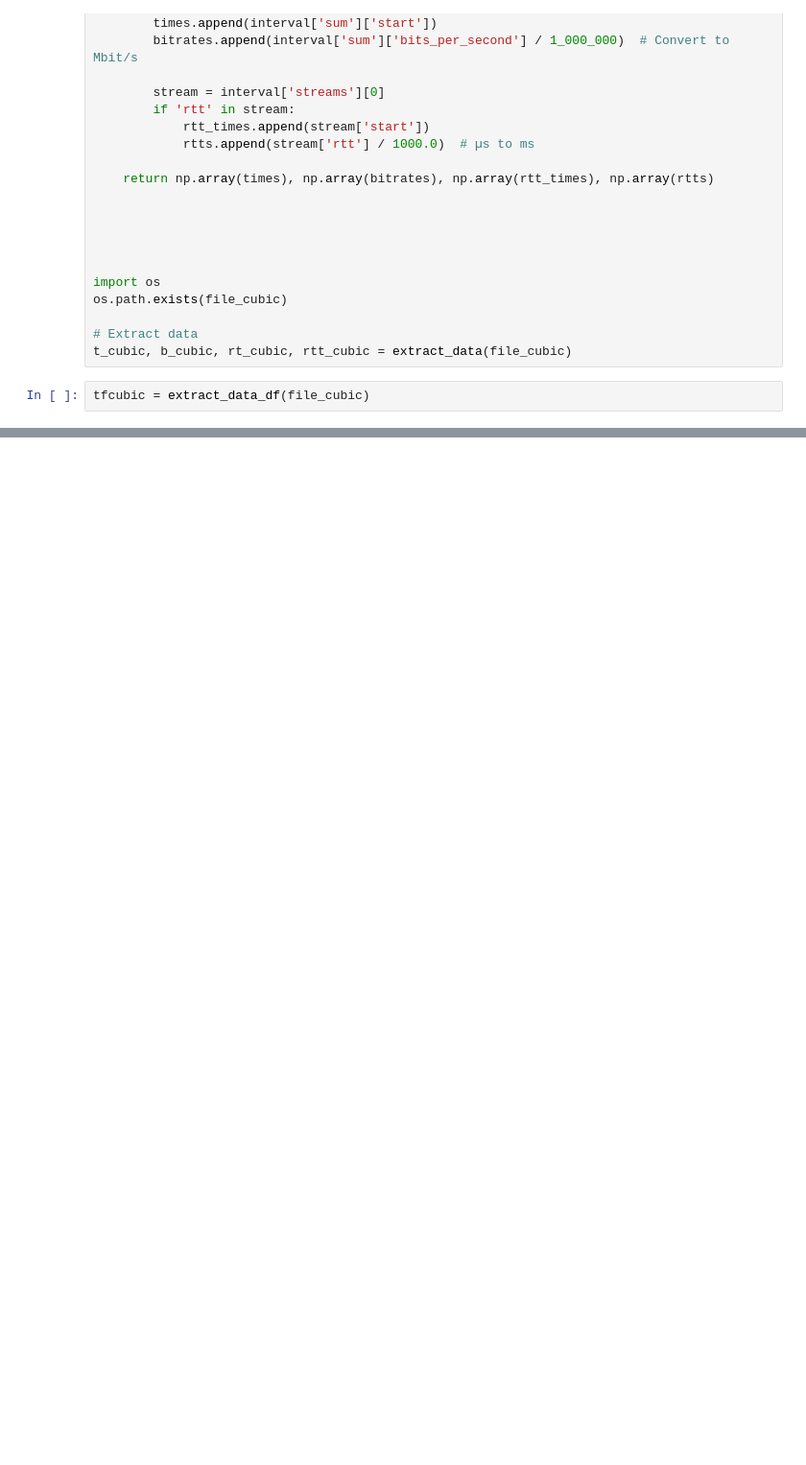
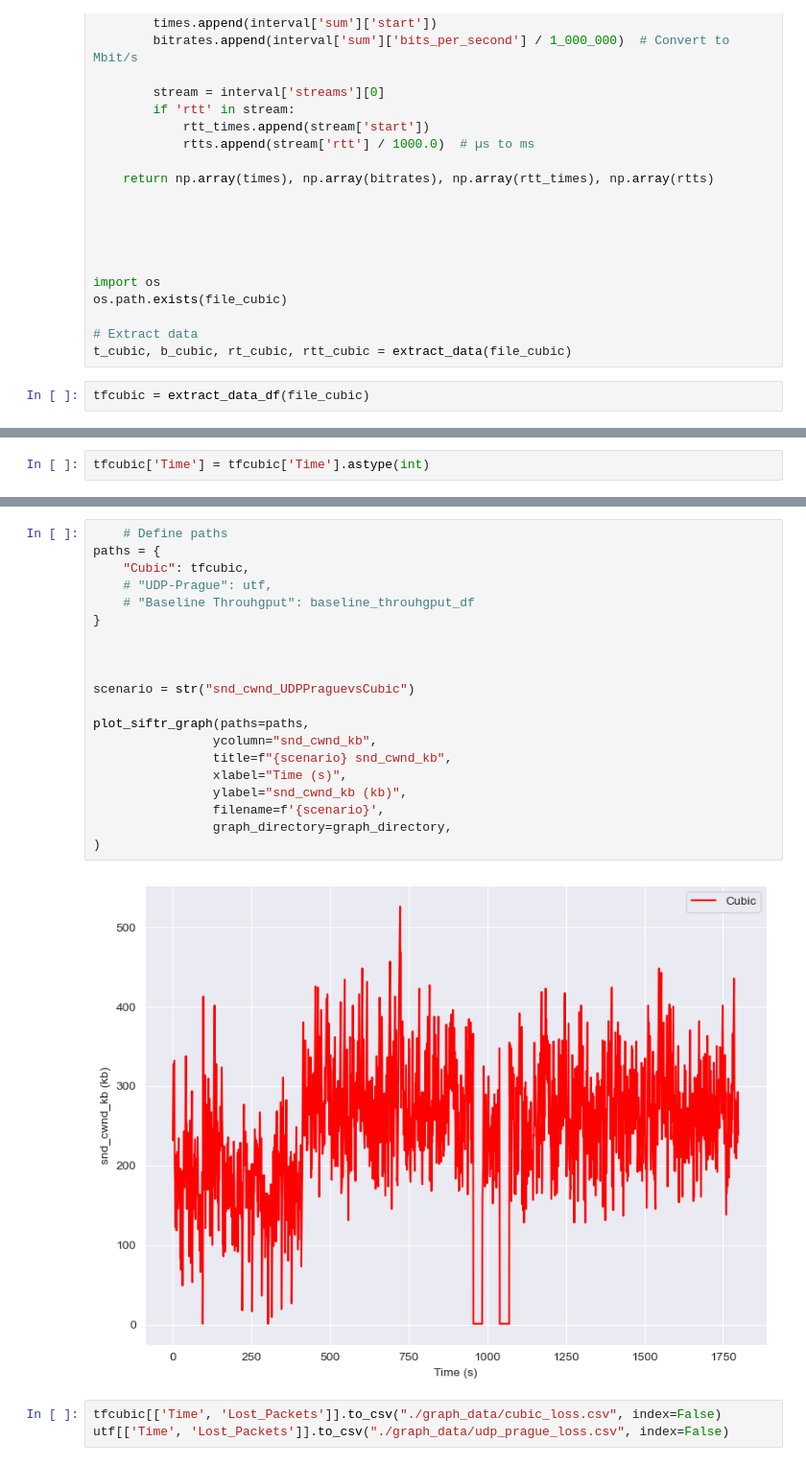
Before and after one commit to deol-satish/UbuntuNetworkLab, a Jupyter notebook: Testing Script/viz_udp/rtt_plot.ipynb, the cells around one changed output, grey strips where cells are left out. Shown at 96% size. Saved outputs shown, nothing was run; the diff lists cells and outputs as text; blank space fills up the shorter version.

```diff
--- a/Testing Script/viz_udp/rtt_plot.ipynb
+++ b/Testing Script/viz_udp/rtt_plot.ipynb
@@ -138,0 +375,2 @@ plot_siftr_graph(paths=paths,
+# %%
+tfcubic['Time'] = tfcubic['Time'].astype(int)
@@ -138,0 +489,25 @@ plot_siftr_graph(paths=paths,
+# %%
+    # Define paths
+paths = {
+    "Cubic": tfcubic,
+    # "UDP-Prague": utf,
+    # "Baseline Throuhgput": baseline_throuhgput_df
+}
+
+
+
+scenario = str("snd_cwnd_UDPPraguevsCubic")
+
+plot_siftr_graph(paths=paths,
+                ycolumn="snd_cwnd_kb",
+                title=f"{scenario} snd_cwnd_kb",
+                xlabel="Time (s)",
+                ylabel="snd_cwnd_kb (kb)",
+                filename=f'{scenario}',
+                graph_directory=graph_directory,
+)
+# %% [output]
+[figure, added]
+# %%
+tfcubic[['Time', 'Lost_Packets']].to_csv("./graph_data/cubic_loss.csv", index=False)
+utf[['Time', 'Lost_Packets']].to_csv("./graph_data/udp_prague_loss.csv", index=False)
```
Also changed, not shown: parts of 33 cells of this notebook, 31 other files.
